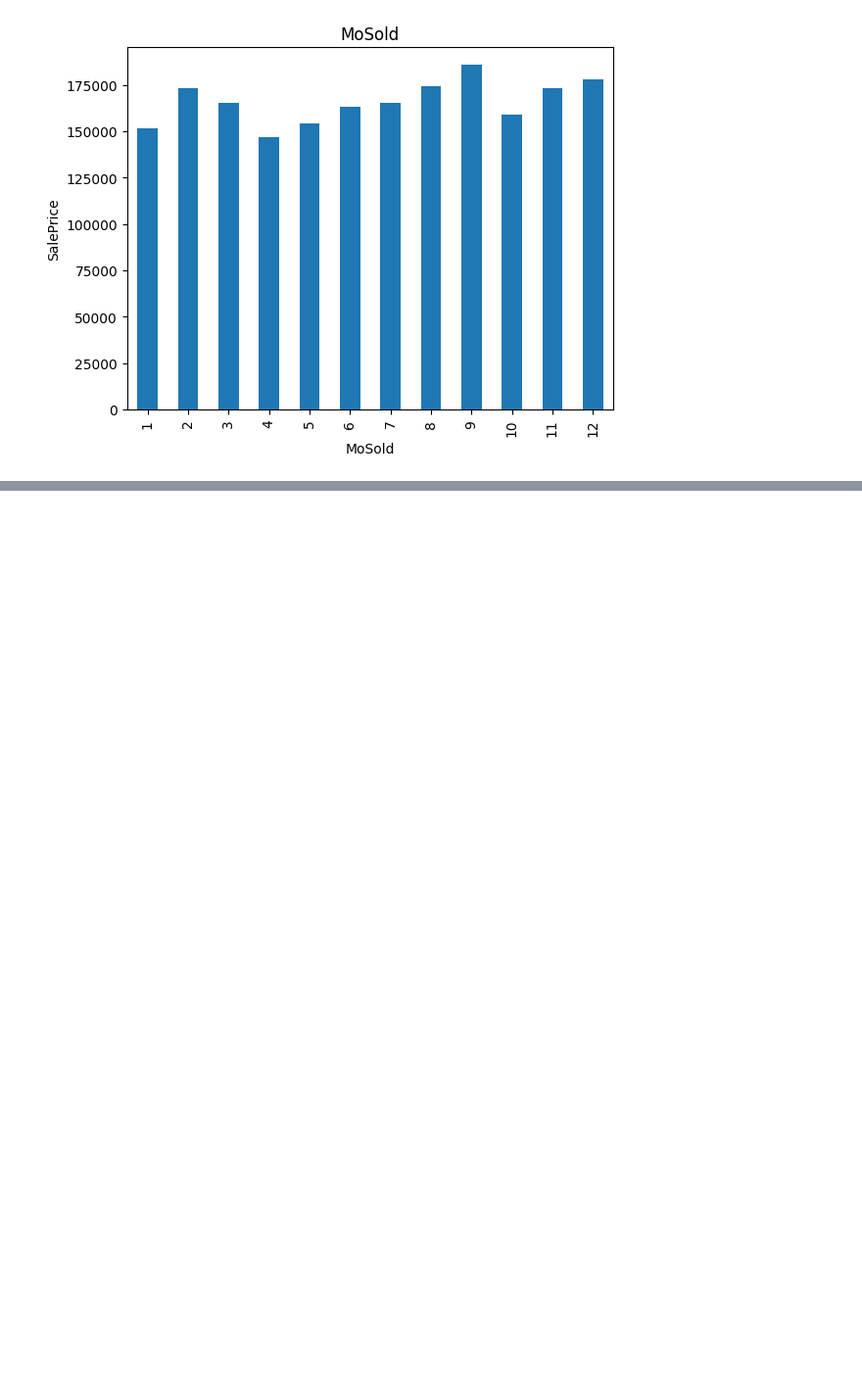
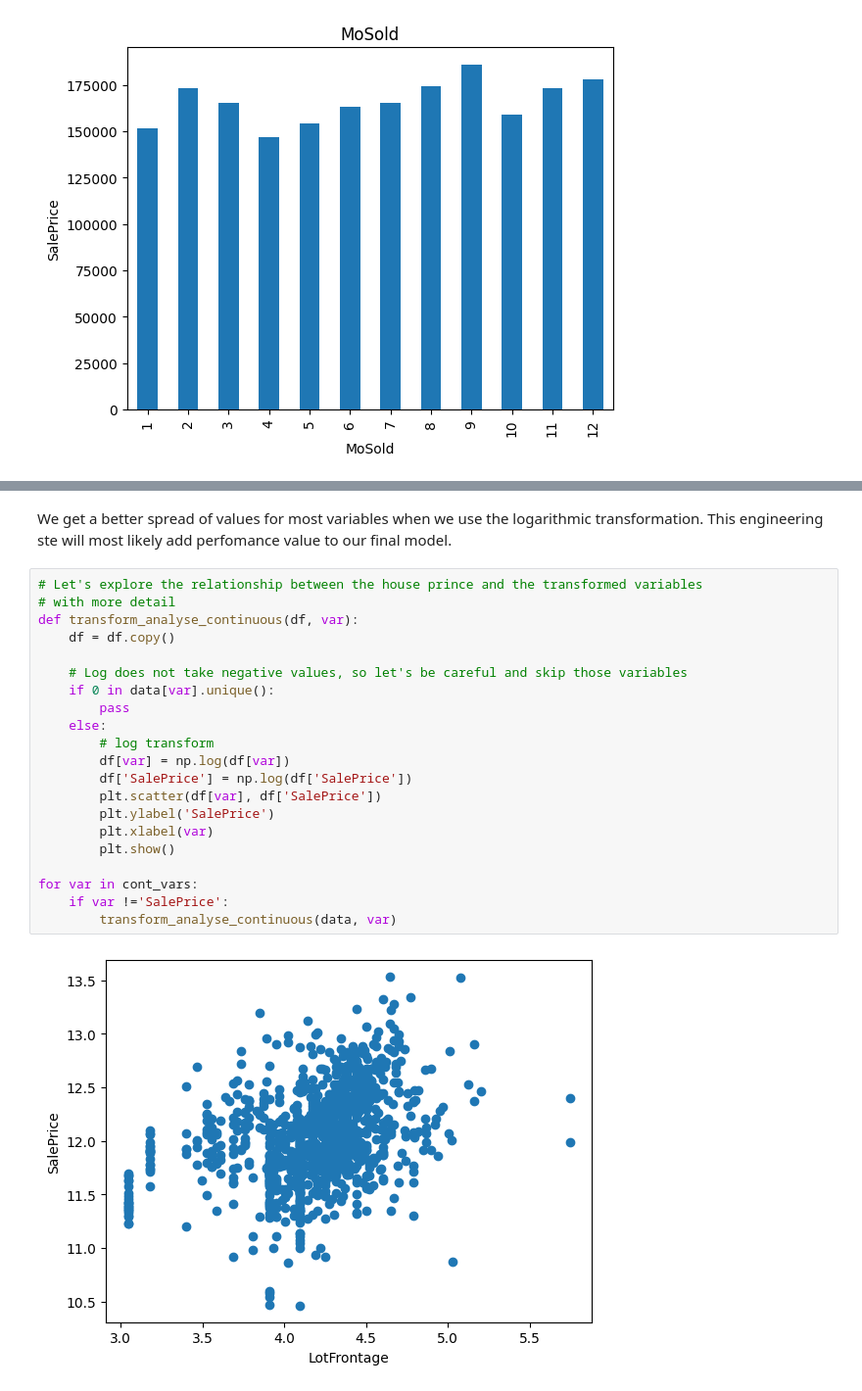
Before and after one commit to adwiza/rl, a Jupyter notebook: HousePrice.ipynb, the cells around one changed output, grey strips where cells are left out. Shown at 98% size. Cells and saved outputs as stored; diff of their text form; blank space fills up the shorter version.

Commit message:
chore(other): Add ModelCreation

```diff
--- a/HousePrice.ipynb
+++ b/HousePrice.ipynb
@@ -202,0 +247,25 @@ for var in discrete_vars:
+# %% [markdown]
+We get a better spread of values for most variables when we use the logarithmic transformation. This engineering ste will most likely add perfomance value to our final model.
+# %%
+# Let's explore the relationship between the house prince and the transformed variables
+# with more detail
+def transform_analyse_continuous(df, var):
+    df = df.copy()
+
+    # Log does not take negative values, so let's be careful and skip those variables
+    if 0 in data[var].unique():
+        pass
+    else:
+        # log transform
+        df[var] = np.log(df[var])
+        df['SalePrice'] = np.log(df['SalePrice'])
+        plt.scatter(df[var], df['SalePrice'])
+        plt.ylabel('SalePrice')
+        plt.xlabel(var)
+        plt.show()
+
+for var in cont_vars:
+    if var !='SalePrice':
+        transform_analyse_continuous(data, var)
+# %% [output]
+[figure, added]
```
Also changed, not shown: parts of 17 cells of this notebook, 1 other file.
